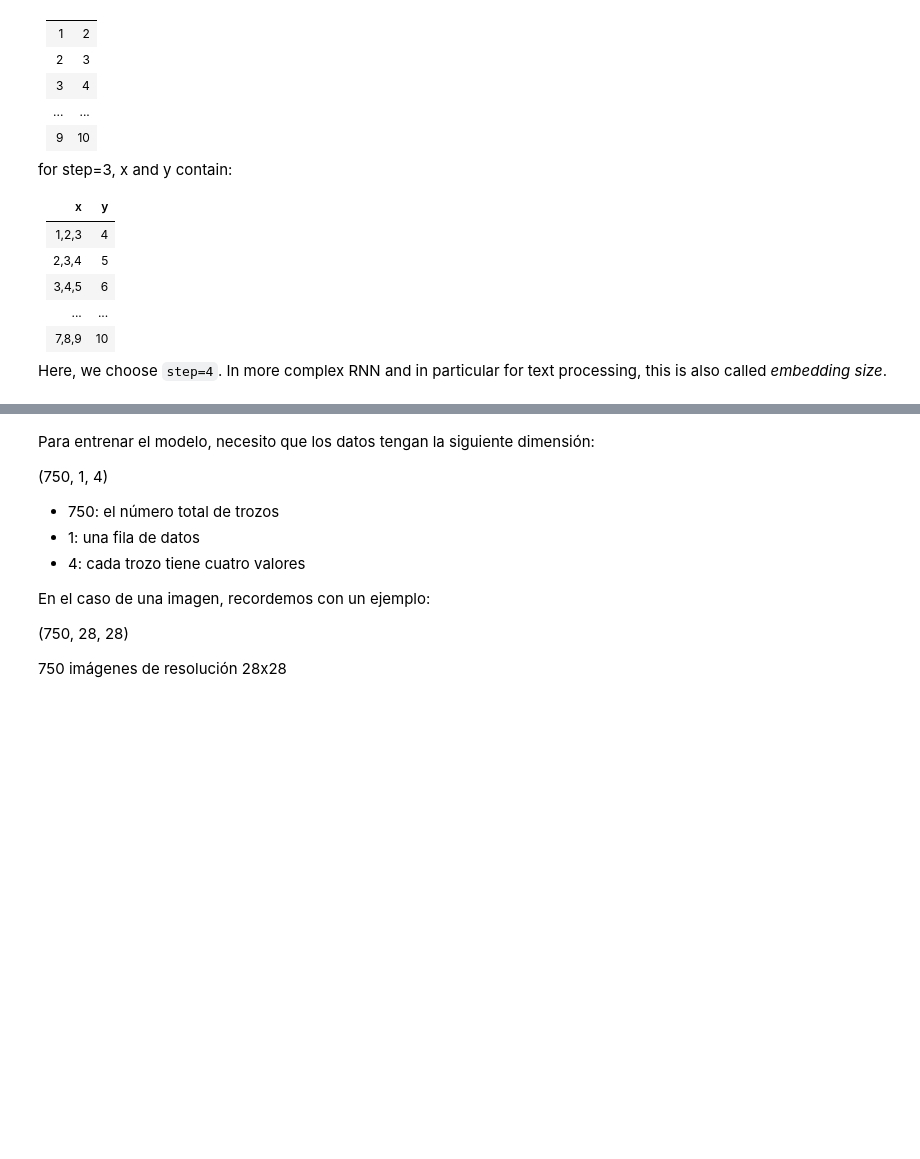
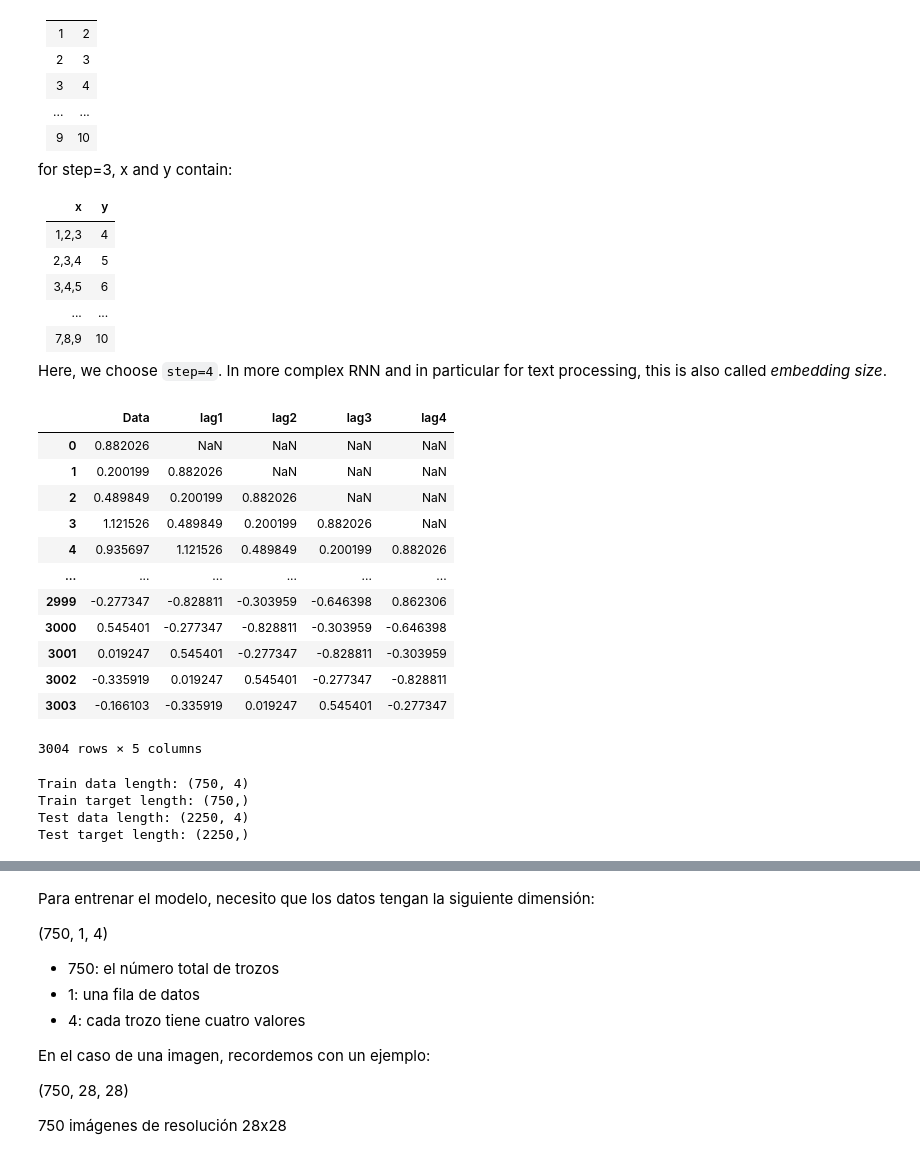
Before and after one commit to CarlosDiazGirol/thebridgedsftsep20, a Jupyter notebook: 3-Machine Learning/3-Time Series/4 - SimpleRNN-time-series-LSTM.ipynb, the cells around one changed output, grey strips where cells are left out. Drawn from its saved outputs; the diff is of its cells as text; code cells hidden in the pictures; blank space fills up the shorter version.

```diff
--- a/3-Machine Learning/3-Time Series/4 - SimpleRNN-time-series-LSTM.ipynb
+++ b/3-Machine Learning/3-Time Series/4 - SimpleRNN-time-series-LSTM.ipynb
@@ -66,12 +97,47 @@ for step=3, x and y contain:
 | 7,8,9  | 10  |
 
 Here, we choose `step=4`. In more complex RNN and in particular for text processing, this is also called _embedding size_.
+# %%
+df2
+# %% [output]
+|  | Data | lag1 | lag2 | lag3 | lag4 |
+| 0 | 0.882026 | NaN | NaN | NaN | NaN |
+| 1 | 0.200199 | 0.882026 | NaN | NaN | NaN |
+| 2 | 0.489849 | 0.200199 | 0.882026 | NaN | NaN |
+| 3 | 1.121526 | 0.489849 | 0.200199 | 0.882026 | NaN |
+| 4 | 0.935697 | 1.121526 | 0.489849 | 0.200199 | 0.882026 |
+| ... | ... | ... | ... | ... | ... |
+| 2999 | -0.277347 | -0.828811 | -0.303959 | -0.646398 | 0.862306 |
+| 3000 | 0.545401 | -0.277347 | -0.828811 | -0.303959 | -0.646398 |
+| 3001 | 0.019247 | 0.545401 | -0.277347 | -0.828811 | -0.303959 |
+| 3002 | -0.335919 | 0.019247 | 0.545401 | -0.277347 | -0.828811 |
+| 3003 | -0.166103 | -0.335919 | 0.019247 | 0.545401 | -0.277347 |
+3004 rows × 5 columns
 # %%
-##### CODE #####
+df2 = df.copy()
+emb_size = 4
+for i in range(1, emb_size+1):
+    df2['lag' + str(i)] = df2['Data'].shift(i)
+
+df2.dropna(inplace=True)
+df2.reset_index(drop=True, inplace=True)
+
+values = df2.values
+
+trainX = values[:Tp-emb_size, 1:]
+trainY = values[:Tp-emb_size, 0]
+testX = values[Tp-emb_size: , 1:]
+testY = values[Tp-emb_size: , 0]
+
 print("Train data length:", trainX.shape)
 print("Train target length:", trainY.shape)
 print("Test data length:", testX.shape)
 print("Test target length:", testY.shape)
+# %% [output]
+Train data length: (750, 4)
+Train target length: (750,)
+Test data length: (2250, 4)
+Test target length: (2250,)
 # %%
 trainX = np.reshape(trainX, (trainX.shape[0], 1, trainX.shape[1]))
 testX = np.reshape(testX, (testX.shape[0], 1, testX.shape[1]))
```
Also changed, not shown: parts of 29 cells of this notebook, 1 other file.
